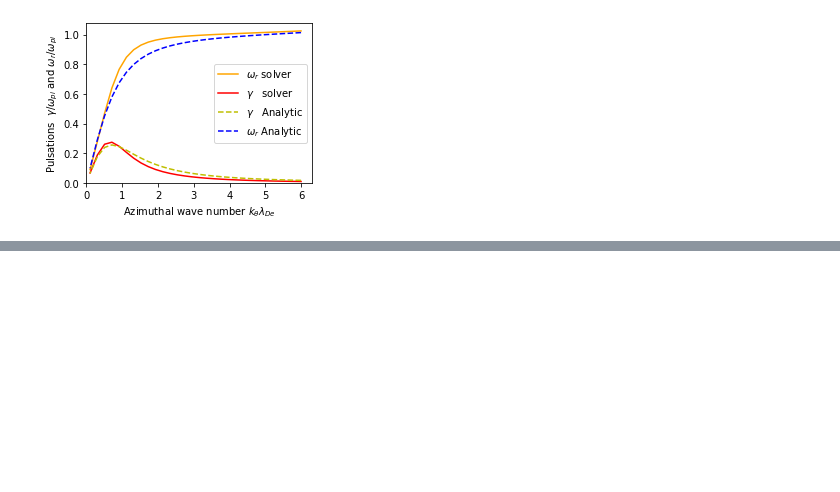
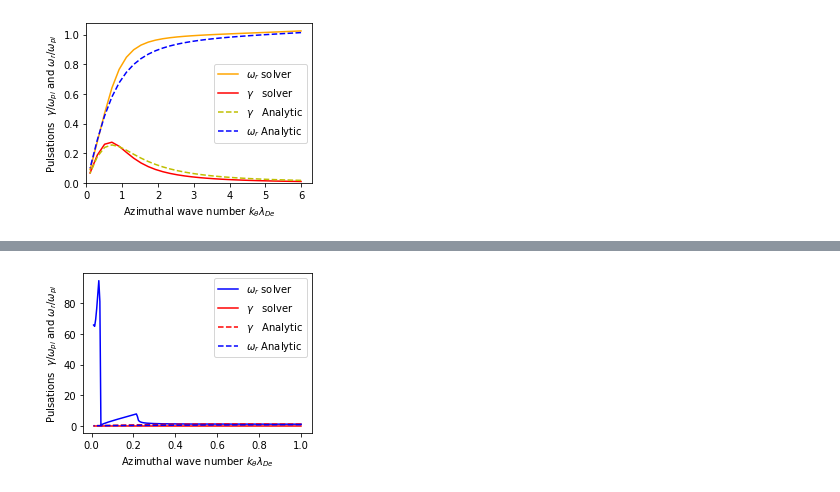
Before and after one commit to federicopetronio/dispersion_MTSI, a Jupyter notebook: dispersion_solver/main.ipynb, the cells around one changed output, grey strips where cells are left out. Drawn from its saved outputs; the diff is of its cells as text; code cells hidden in the pictures; blank space fills up the shorter version.

Commit message:
added MTSI and the dependances, need to be tested now

```diff
--- a/dispersion_solver/main.ipynb
+++ b/dispersion_solver/main.ipynb
@@ -81,0 +99,39 @@ plt.tight_layout()
+# %%
+# Compute
+kx = 0.0
+kz = 0.005
+prt=PlasmaParameters(plasmaDensity=1e17/u.m**3,
+                     electronTemperature=1*u.eV,
+                     magneticField=0.02*u.T,
+                     electricField=4e4*u.V/u.m,
+                     ionTemperature=0.00001*u.eV)
+
+
+
+plasmaEps = partial(eps_MTSI, prt=prt)
+
+# we still use the IAW as a first guess
+wrfunct = lambda k: analytic_IAW(k, ti=prt.ionTemperature/ prt.electronTemperature)
+
+kysref, xsref = solvekys(plasmaEps, kx=kx, kz=kz, kymin=1, kymax=0.01,
+                         parall=False, Nkys=200)
+# %%
+
+# plot
+fig = plt.figure(figsize=(4,3))
+plt.plot(kysref, xsref[:,0], "b", label="$\omega_r$ solver")
+plt.plot(kysref, xsref[:,1], "red", label="$\gamma$   solver")
+
+plt.plot(kysref, prt.driftSpeed/prt.BohmSpeed* np.sqrt(me/mi)*np.sqrt(np.pi/8)*kysref/(1 + kysref**2)**(3/2), "r--", label="$\gamma$ IAW  Analytic")
+plt.plot(kysref, analytic_IAW(kysref, ti=prt.ionTemperature/ prt.electronTemperature), "b--", label="$\omega_r$ IAW Analytic")
+
+
+plt.legend()
+plt.xlabel("Azimuthal wave number $k_{\\theta} \\lambda_{De}$")
+plt.ylabel("Pulsations  $\\gamma/\\omega_{pi}$ and $ \\omega_r/\\omega_{pi} $")
+#plt.xlim(left=0)
+#plt.ylim(bottom=0)
+
+plt.tight_layout()
+# %% [output]
+[figure, added]
```
Also changed, not shown: parts of 7 cells of this notebook, 12 other files.
